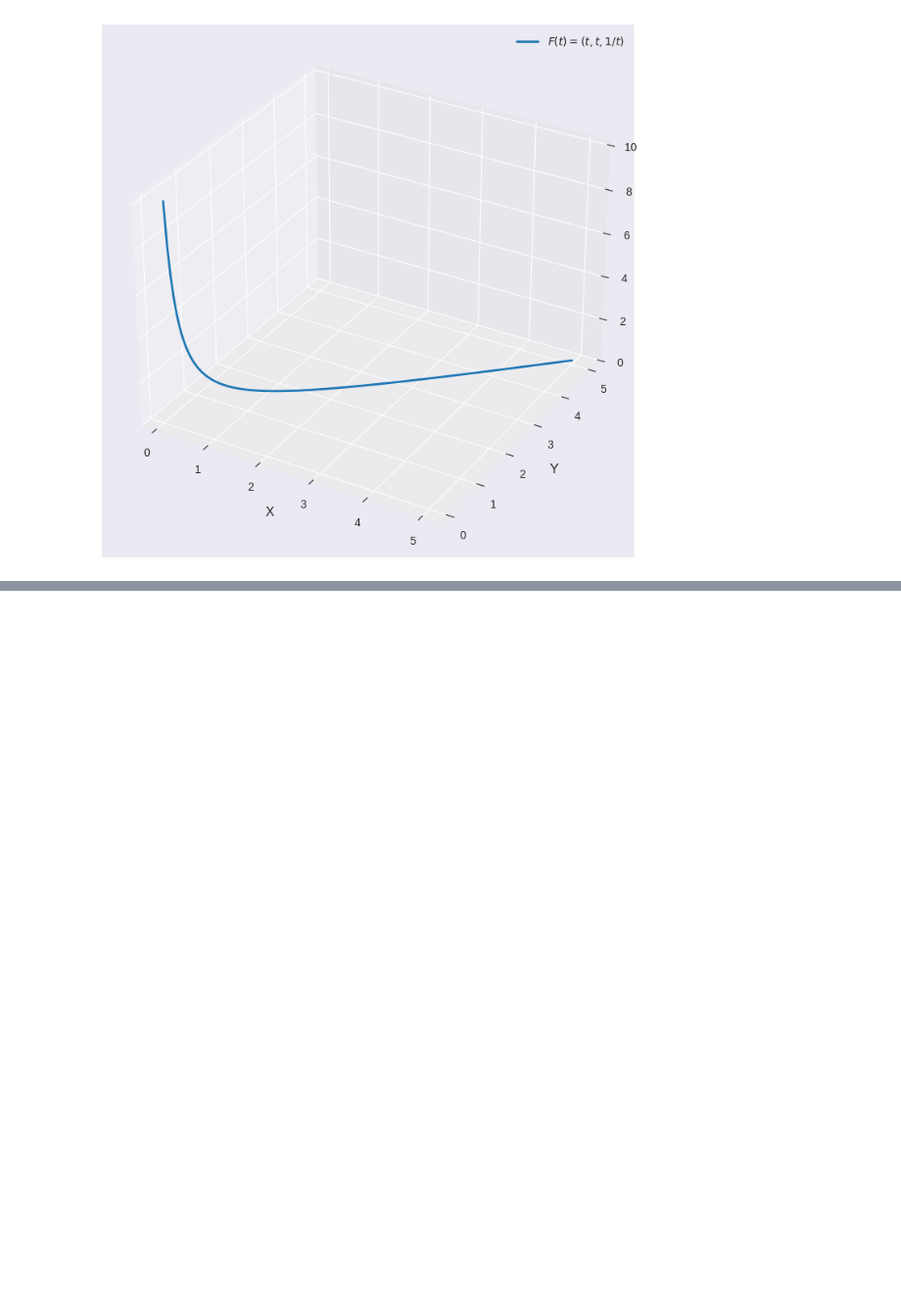
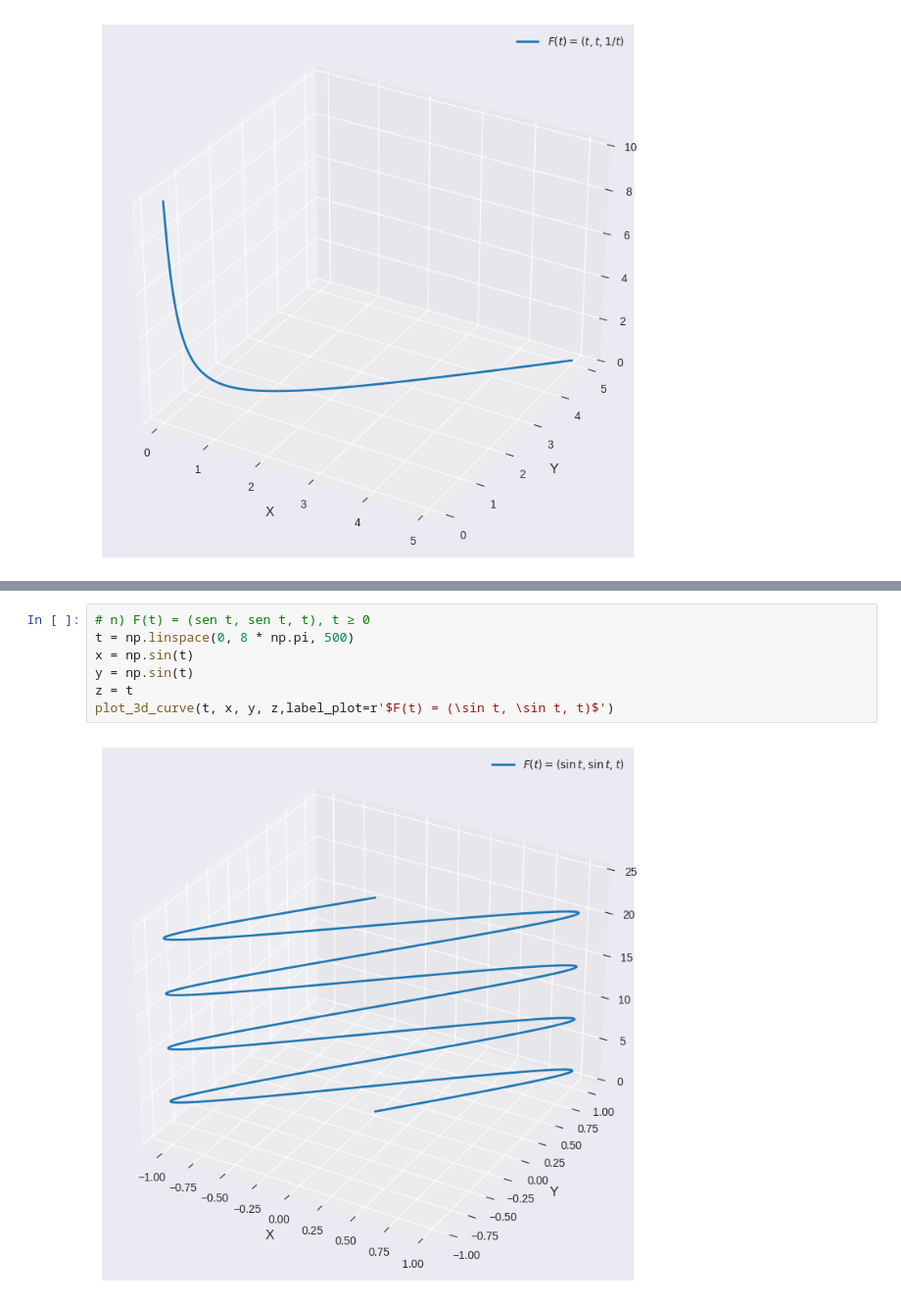
Before and after one commit to launzoa/OffTopic, a Jupyter notebook: Graphs for Functions/graph_3D.ipynb, the cells around one changed output, grey strips where cells are left out. Shown at 98% size. Drawn from its saved outputs; the diff is of its cells as text; blank space fills up the shorter version.

```diff
--- a/Graphs for Functions/graph_3D.ipynb
+++ b/Graphs for Functions/graph_3D.ipynb
@@ -69,0 +72,9 @@ plot_3d_curve(t, x, y, z,label_plot=r'$F(t) = (e^{-t} \cos t, e^{-t} \sin t, e^{
+# %%
+# n) F(t) = (sen t, sen t, t), t ≥ 0
+t = np.linspace(0, 8 * np.pi, 500)
+x = np.sin(t)
+y = np.sin(t)
+z = t
+plot_3d_curve(t, x, y, z,label_plot=r'$F(t) = (\sin t, \sin t, t)$')
+# %% [output]
+[figure, added]
```
Also changed, not shown: parts of 1 cell of this notebook, 1 other file.
